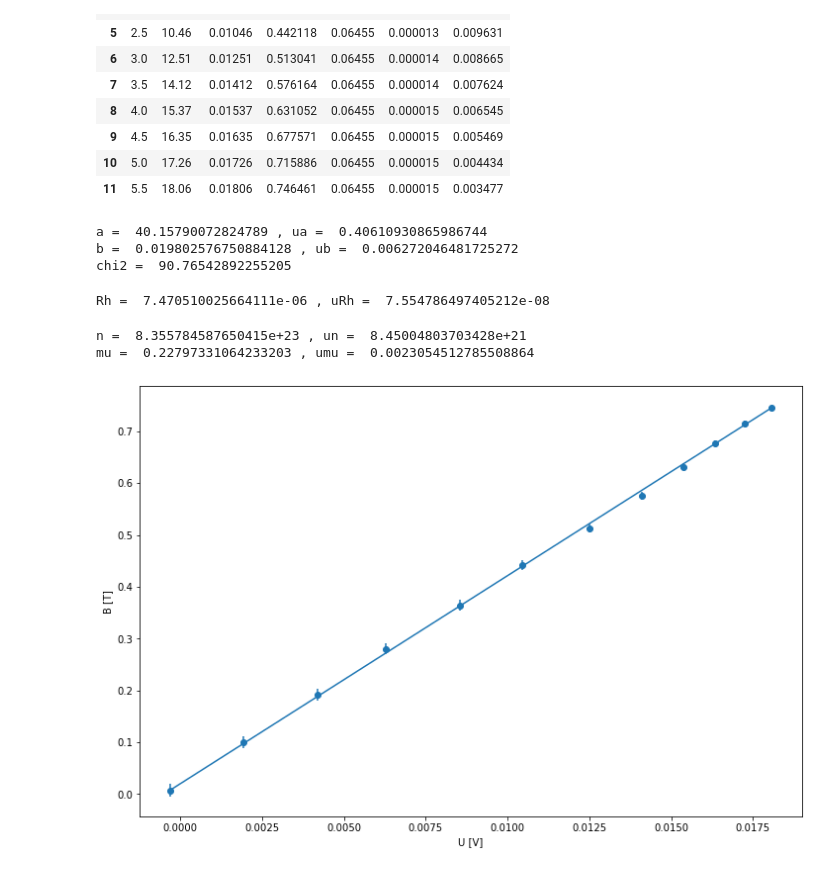
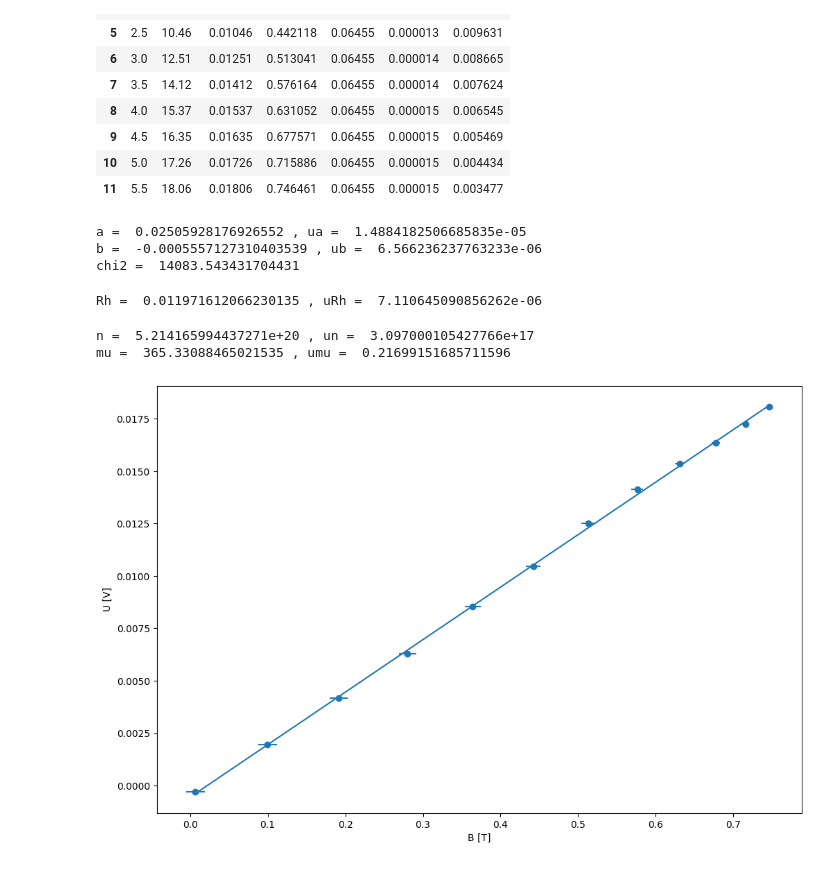
Before and after one commit to finem4n/physics-lab-ii, a Jupyter notebook: lab12/I1.ipynb, the cells around one changed output. Saved outputs shown, nothing was run; the diff lists cells and outputs as text; code cells hidden in the pictures.

```diff
--- a/lab12/I1.ipynb
+++ b/lab12/I1.ipynb
@@ -45,22 +45,22 @@ df
 | 10 | 5.0 | 17.26 | 0.01726 | 0.715886 | 0.06455 | 0.000015 | 0.004434 |
 | 11 | 5.5 | 18.06 | 0.01806 | 0.746461 | 0.06455 | 0.000015 | 0.003477 |
 # %%
-a, b, ua, ub, chi2 = least_squares(df["U"], df["B"], df["uB"], 0, len(df.index)-1)
+a, b, ua, ub, chi2 = least_squares(df["B"], df["U"], df["uU"], 0, len(df.index)-1)
 
 print("a = ", a, ", ua = ", ua)
 print("b = ", b, ", ub = ", ub)
 print("chi2 = ", chi2)
 # %% [output]
-a =  40.15790072824789 , ua =  0.40610930865986744
-b =  0.019802576750884128 , ub =  0.006272046481725272
-chi2 =  90.76542892255205
+a =  0.02505928176926552 , ua =  1.4884182506685835e-05
+b =  -0.0005557127310403539 , ub =  6.566236237763233e-06
+chi2 =  14083.543431704431
 # %%
 Rh = d/a/I_ZASILACZ
 uRh = d/I_ZASILACZ/a/a * ua
 
 print("Rh = ", Rh, ", uRh = ", uRh)
 # %% [output]
-Rh =  7.470510025664111e-06 , uRh =  7.554786497405212e-08
+Rh =  0.011971612066230135 , uRh =  7.110645090856262e-06
 # %%
 # idk if i should take r or not, look at page nr 4
 # przyjmujemy tylko jeden rodzaj nosnikow
@@ -75,17 +75,17 @@ umu = SIGMA/e /n/n * un
 
 print("mu = ", mu, ", umu = ", umu)
 # %% [output]
-n =  8.355784587650415e+23 , un =  8.45004803703428e+21
-mu =  0.22797331064233203 , umu =  0.0023054512785508864
+n =  5.214165994437271e+20 , un =  3.097000105427766e+17
+mu =  365.33088465021535 , umu =  0.21699151685711596
 # %%
 fig, ax = plt.subplots(figsize = (12, 8)) # add scienitfic notation for x axe
-ax.scatter(df["U"], df["B"], label = "Dane")
-ax.plot(df["U"], a*df["U"]+b, label = "Dopasowanie")
-ax.errorbar(df["U"], df["B"], xerr = df["uU"], yerr = df["uB"], fmt = "none", label = "Błąd")
-ax.set_xlabel("U [V]")
-ax.set_ylabel("B [T]")
+ax.scatter(df["B"], df["U"], label = "Dane")
+ax.plot(df["B"], a*df["B"]+b, label = "Dopasowanie")
+ax.errorbar(df["B"], df["U"], xerr = df["uB"], yerr = df["uU"], fmt = "none", label = "Błąd")
+ax.set_ylabel("U [V]")
+ax.set_xlabel("B [T]")
 
 fig.savefig("out/bu.jpg", dpi = 800)
 plt.show()
 # %% [output]
-[figure, old version]
+[figure, new version]
```
Also changed, not shown: 5 other files.
